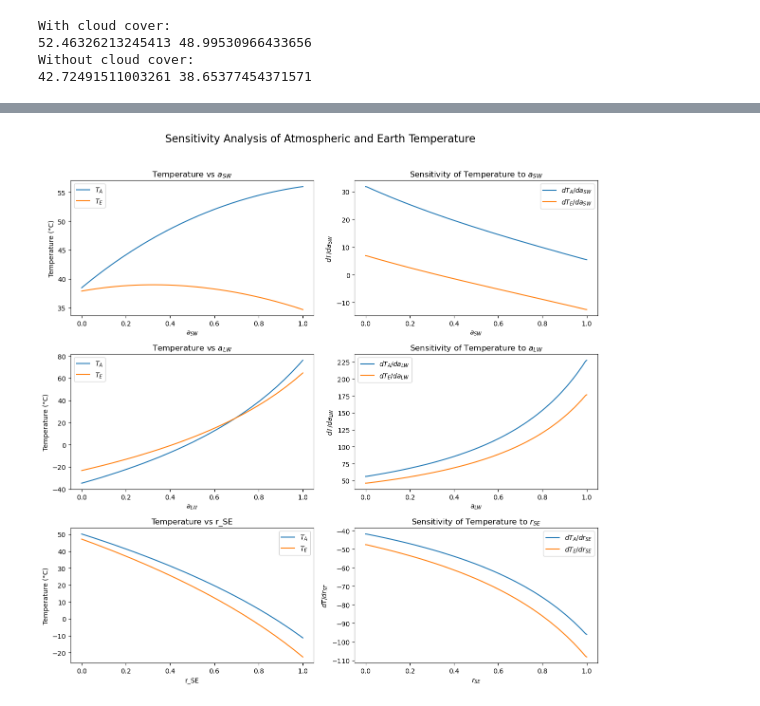
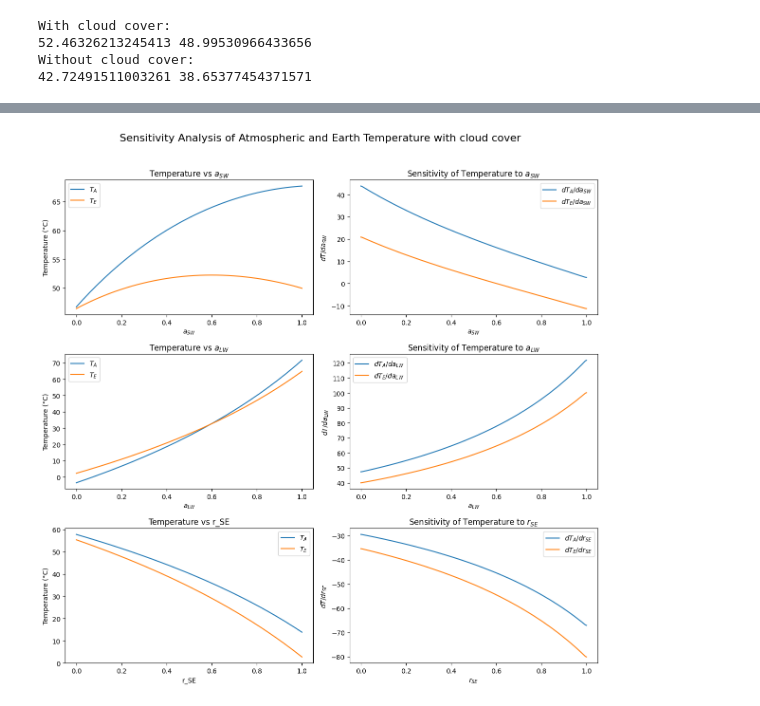
Before and after one commit to viktorsa01/Project-Mathematical-Modelling, a Jupyter notebook: Oppg_2_attempt_2.ipynb, the cells around one changed output, grey strips where cells are left out. Drawn from its saved outputs; the diff is of its cells as text; code cells hidden in the pictures.

```diff
--- a/Oppg_2_attempt_2.ipynb
+++ b/Oppg_2_attempt_2.ipynb
@@ -136,11 +36,11 @@ eps_A = 0.875
 r_SM = 0.1065
 sigma = 5.67*10**-8
 P_S_0 = 341.3
-r_SC = 0.22*C_c
-a_SC = 0.1239*C_c
+r_SC = 0.22
+a_SC = 0.1239
 r_SE = 0.17
-r_LC = 0.195*C_c
-a_LC = 0.622*C_c
+r_LC = 0.195
+a_LC = 0.622
 a_O3 = 0.08
 a_SW = 0.1451
 a_LW = 0.8258
@@ -260,4 +185,5 @@ plt.show()
 # %%
+#With cloud cover
 n = 200
 
 # Sensitivity to a_SW
@@ -265,7 +191,7 @@ a_SW_vals = np.linspace(0, 1, n)
 temp_vals = np.zeros((n, 2))
 
 for i in range(n):
-    x, y = fsolve(temperature, (273, 273), args=(alpha, beta, eps_A, r_SM, sigma, P_S_0, r_SC, a_SC, r_SE, r_LC, a_LC, 0, a_O3, a_SW_vals[i], a_LW, f_A))
+    x, y = fsolve(temperature, (273, 273), args=(alpha, beta, eps_A, r_SM, sigma, P_S_0, r_SC, a_SC, r_SE, r_LC, a_LC, C_c, a_O3, a_SW_vals[i], a_LW, f_A))
     temp_vals[i] = np.array([x, y])
 
 dT_A_da_SW = np.gradient(temp_vals[:, 0], a_SW_vals)
@@ -276,7 +202,7 @@ a_LW_vals = np.linspace(0, 1, n)
 temp_vals_LW = np.zeros((n, 2))
 
 for i in range(n):
-    x, y = fsolve(temperature, (273, 273), args=(alpha, beta, eps_A, r_SM, sigma, P_S_0, r_SC, a_SC, r_SE, r_LC, a_LC, 0, a_O3, a_SW, a_LW_vals[i], f_A))
+    x, y = fsolve(temperature, (273, 273), args=(alpha, beta, eps_A, r_SM, sigma, P_S_0, r_SC, a_SC, r_SE, r_LC, a_LC, C_c, a_O3, a_SW, a_LW_vals[i], f_A))
     temp_vals_LW[i] = np.array([x, y])
 
 dT_A_da_LW = np.gradient(temp_vals_LW[:, 0], a_LW_vals)
@@ -287,7 +213,7 @@ r_SE_vals = np.linspace(0, 1, n)
 temp_vals_SE = np.zeros((n, 2))
 
 for i in range(n):
-    x, y = fsolve(temperature, (273, 273), args=(alpha, beta, eps_A, r_SM, sigma, P_S_0, r_SC, a_SC, r_SE_vals[i], r_LC, a_LC, 0, a_O3, a_SW, a_LW, f_A))
+    x, y = fsolve(temperature, (273, 273), args=(alpha, beta, eps_A, r_SM, sigma, P_S_0, r_SC, a_SC, r_SE_vals[i], r_LC, a_LC, C_c, a_O3, a_SW, a_LW, f_A))
     temp_vals_SE[i] = np.array([x, y])
 
 dT_A_dr_SE = np.gradient(temp_vals_SE[:, 0], r_SE_vals)
@@ -295,7 +221,7 @@ dT_E_dr_SE = np.gradient(temp_vals_SE[:, 1], r_SE_vals)
 
 # Plotting results
 fig, axs = plt.subplots(3, 2, figsize=(12, 12))
-fig.suptitle("Sensitivity Analysis of Atmospheric and Earth Temperature", fontsize=16)
+fig.suptitle("Sensitivity Analysis of Atmospheric and Earth Temperature with cloud cover", fontsize=16)
 
 # Temperature vs a_SW
 axs[0, 0].plot(a_SW_vals, temp_vals[:, 0] - 273, label='$T_A$')
@@ -321,31 +247,31 @@ axs[1, 0].set_xlabel("$a_{LW}$")
 axs[1, 0].set_ylabel("Temperature (°C)")
 axs[1, 0].legend()
 
 # dT/da_LW
 axs[1, 1].plot(a_LW_vals, dT_A_da_LW, label='$dT_A/da_{LW}$')
 axs[1, 1].plot(a_LW_vals, dT_E_da_LW, label='$dT_E/da_{LW}$')
 axs[1, 1].set_title("Sensitivity of Temperature to $a_{LW}$")
 axs[1, 1].set_xlabel("$a_{LW}$")
 axs[1, 1].set_ylabel("$dT/da_{LW}$")
 axs[1, 1].legend()
 
 # Temperature vs r_SE
 axs[2, 0].plot(r_SE_vals, temp_vals_SE[:, 0] - 273, label='$T_A$')
 axs[2, 0].plot(r_SE_vals, temp_vals_SE[:, 1] - 273, label='$T_E$')
 axs[2, 0].set_title("Temperature vs r_SE")
 axs[2, 0].set_xlabel("r_SE")
 axs[2, 0].set_ylabel("Temperature (°C)")
 axs[2, 0].legend()
 
 # dT/dr_SE
 axs[2, 1].plot(r_SE_vals, dT_A_dr_SE, label='$dT_A/dr_{SE}$')
 axs[2, 1].plot(r_SE_vals, dT_E_dr_SE, label='$dT_E/dr_{SE}$')
 axs[2, 1].set_title("Sensitivity of Temperature to $r_{SE}$")
 axs[2, 1].set_xlabel("$r_{SE}$")
 axs[2, 1].set_ylabel("$dT/dr_{SE}$")
 axs[2, 1].legend()
 
 plt.tight_layout(rect=[0, 0, 1, 0.96])  # Adjust layout to fit the main title
 plt.show()
 # %% [output]
-[figure, old version]
+[figure, new version]
```
Also changed, not shown: parts of 5 cells of this notebook.
